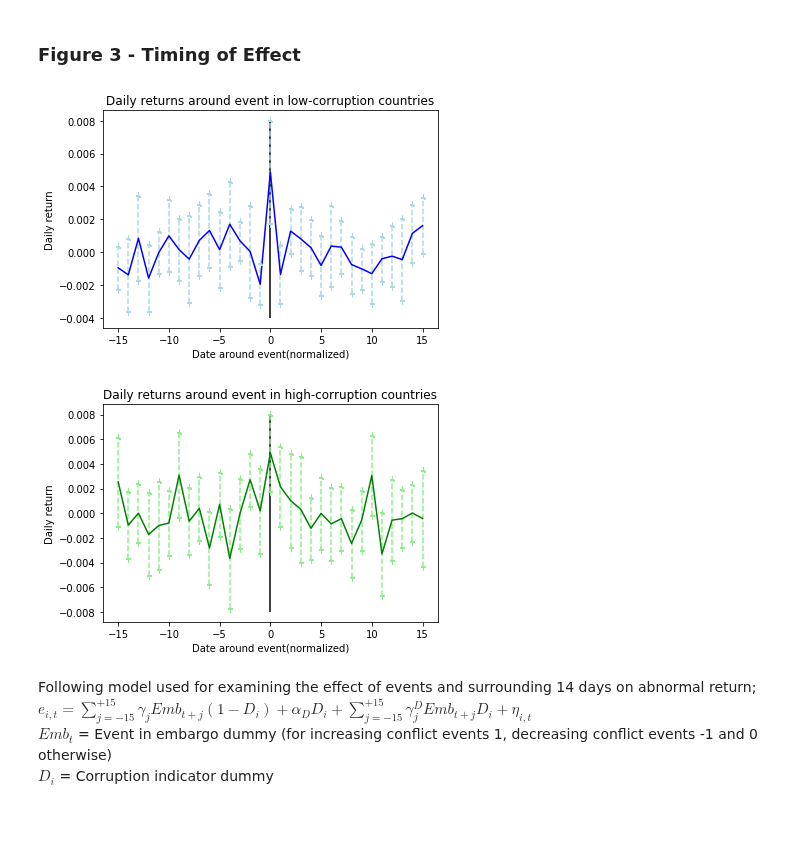
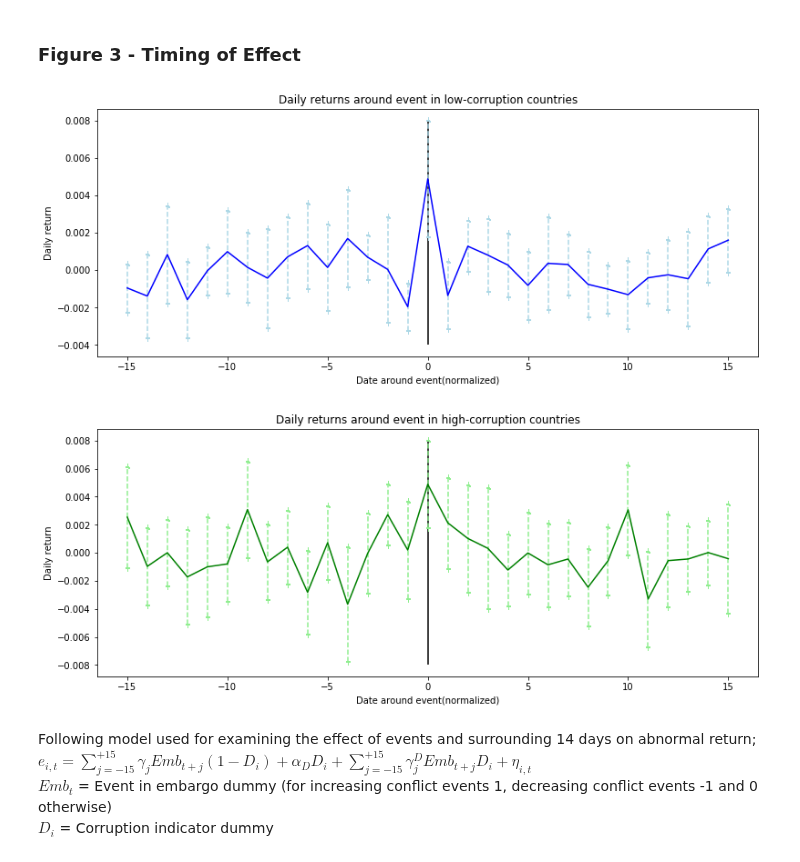
Before and after one commit to burakbalaban/student-project-burakbalaban, a Jupyter notebook: student_project.ipynb, the cells around one changed output. Saved outputs shown, nothing was run; the diff lists cells and outputs as text; code cells hidden in the pictures; blank space fills up the shorter version.

```diff
--- a/student_project.ipynb
+++ b/student_project.ipynb
@@ -679,37 +679,37 @@ for _ in range(1,16):
     no_corrupt["value"][i] = reg32.params["evsembm"+ str(_) + "d2nocpi"]
     no_corrupt["c_low"][i] = conf_inter[ 0 ]["evsembm"+ str(_) + "d2nocpi"]
     no_corrupt["c_high"][i] = conf_inter[ 1 ]["evsembm"+ str(_) + "d2nocpi"]
     i = i + 1
 
 i = 1
 for _ in range(-15,16,1):
     corrupt = corrupt.rename(index = {i:_})
     no_corrupt = no_corrupt.rename(index = {i:_})
     i = i + 1
-plt.figure()
+plt.figure(figsize=[13,5])
 plt.vlines(x=0, ymin = -0.004, ymax = 0.008)
 plt.plot(no_corrupt["value"][list(range(-15,16,1))],color = "blue")
 plt.title("Daily returns around event in low-corruption countries")
 plt.ylabel("Daily return")
 plt.xlabel("Date around event(normalized)")
 for _ in range(-15,16,1):
     plt.vlines( x = _ , ymax = no_corrupt["c_high"][_], ymin = no_corrupt["c_low"][_], color = 'lightblue' , linestyles= 'dashed')
     plt.plot(no_corrupt["c_low"][list(range(-15,16,1))], '1', color = 'lightblue')
     plt.plot(no_corrupt["c_high"][list(range(-15,16,1))], '2', color = 'lightblue')
 
-plt.figure()
+plt.figure(figsize=[13,5])
 plt.vlines(x=0, ymin = -0.008, ymax = 0.008)
 plt.plot(corrupt["value"][list(range(-15,16,1))],color = "green")
 plt.title("Daily returns around event in high-corruption countries")
 plt.ylabel("Daily return")
 plt.xlabel("Date around event(normalized)")
 for _ in range(-15,16,1):
     plt.vlines( x = _ , ymax = corrupt["c_high"][_], ymin = corrupt["c_low"][_], color = 'lightgreen' , linestyles= 'dashed')
     plt.plot(corrupt["c_low"][list(range(-15,16,1))], '1', color = 'lightgreen')
     plt.plot(corrupt["c_high"][list(range(-15,16,1))], '2', color = 'lightgreen')
 # %% [output]
-[figure, old version]
+[figure, new version]
-[figure, old version]
+[figure, new version]
 # %% [markdown]
 Following model used for examining the effect of events and surrounding 14 days on abnormal return;
 $e_{i,t} = \sum_{j=-15}^{+15}\gamma_{j}Emb_{t+j}(1-D_{i}) + \alpha_{D} D_{i}+ \sum_{j=-15}^{+15}\gamma_{j}^{D}Emb_{t+j}D_{i} + \eta_{i,t}$<br>
```
Also changed, not shown: parts of 24 cells of this notebook.
